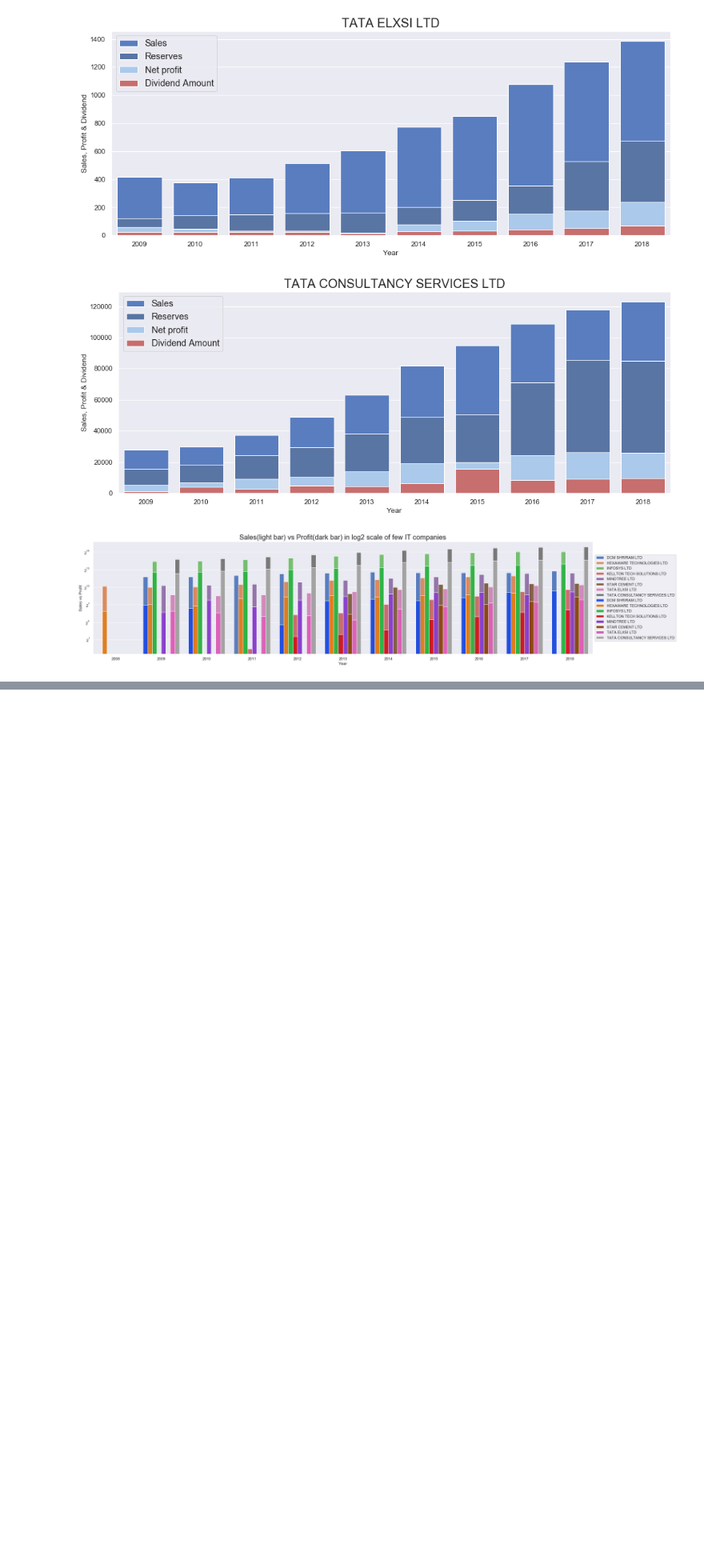
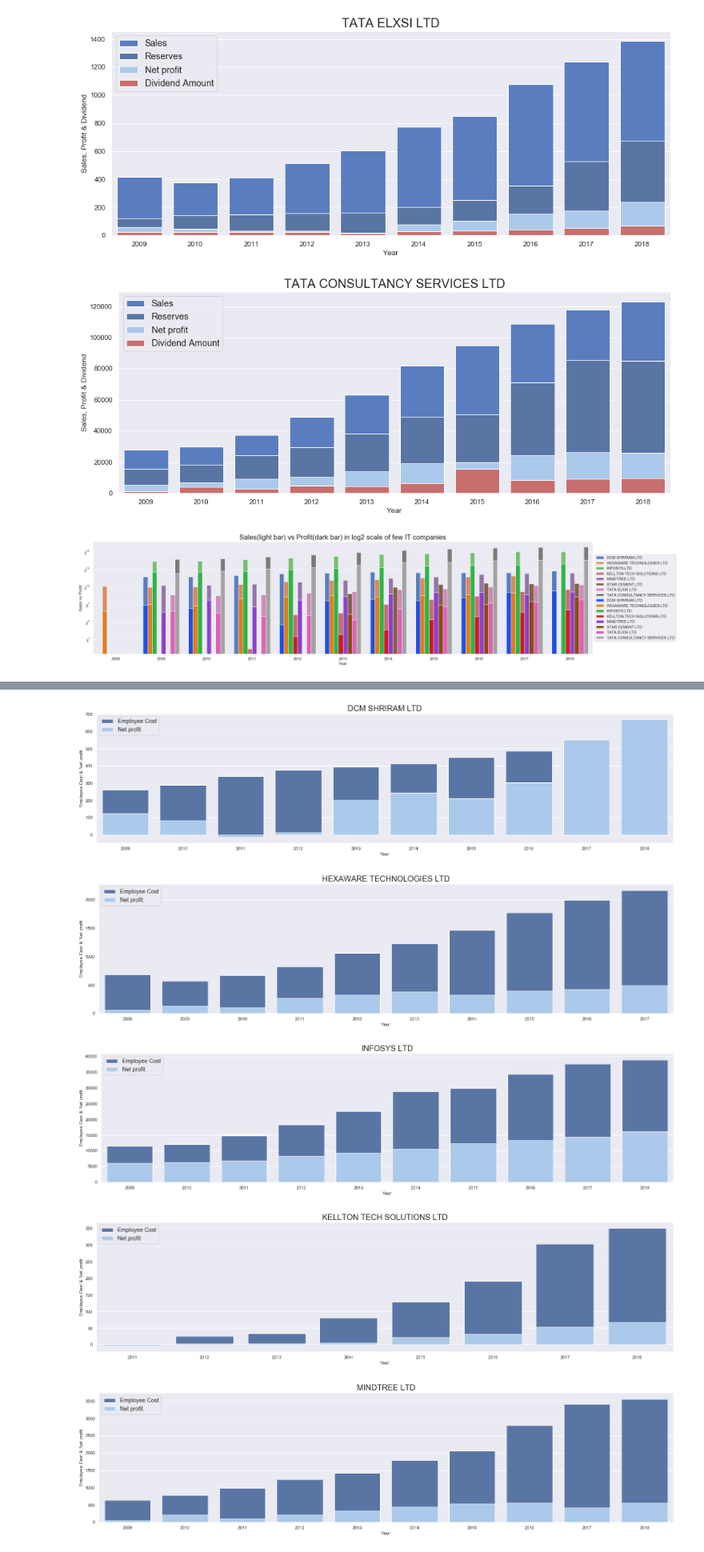
Before and after one commit to M-e-r-c-u-r-y/Machine-Learning, a Jupyter notebook: BFSI/IT Company Analysis/IT Company Analysis.ipynb, the cells around one changed output, grey strips where cells are left out. Shown at 80% size. Saved outputs shown, nothing was run; the diff lists cells and outputs as text; code cells hidden in the pictures; blank space fills up the shorter version.

```diff
--- a/BFSI/IT Company Analysis/IT Company Analysis.ipynb
+++ b/BFSI/IT Company Analysis/IT Company Analysis.ipynb
@@ -386,0 +442,24 @@ plt.savefig('Analysis-chart.jpg', dpi=200 , bbox_inches='tight')
+# %%
+for company in df["Company"].unique():
+    tempdf = df[df["Company"] == company]
+    tempdf = tempdf.drop(columns=["Company"])
+
+    sns.set_color_codes("deep")
+    ax = sns.barplot(y="Employee Cost", data=tempdf, x ='Report Date', color="b", label="Employee Cost")
+
+    sns.set_color_codes("pastel")
+    ax = sns.barplot(y="Net profit", data=tempdf, x ='Report Date', color="b", label="Net profit")
+
+    ax.set_title(company, fontsize=20)
+
+    plt.xlabel('Year')
+    plt.ylabel('Employee Cost & Net profit')
+
+    plt.legend(loc='upper left', fontsize = 'large')
+    plt.show()
+# %% [output]
+[figure, added]
+[figure, added]
+[figure, added]
+[figure, added]
+[figure, added]
```
Also changed, not shown: parts of 8 cells of this notebook.
